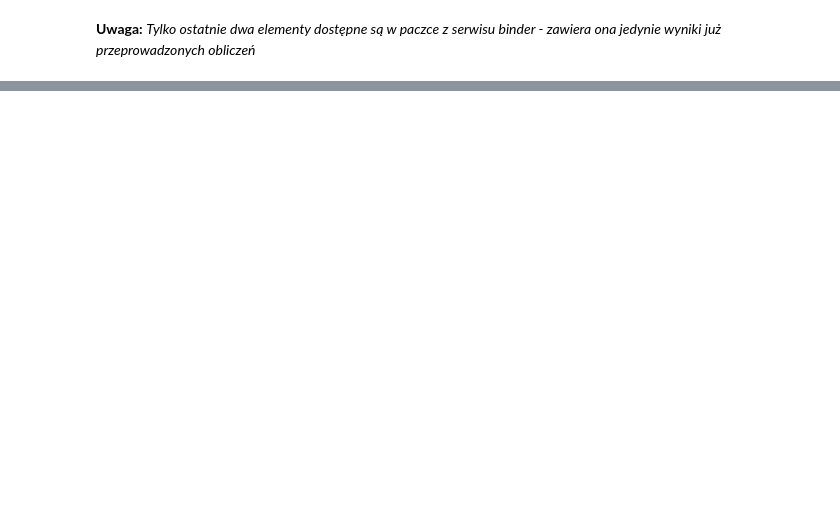
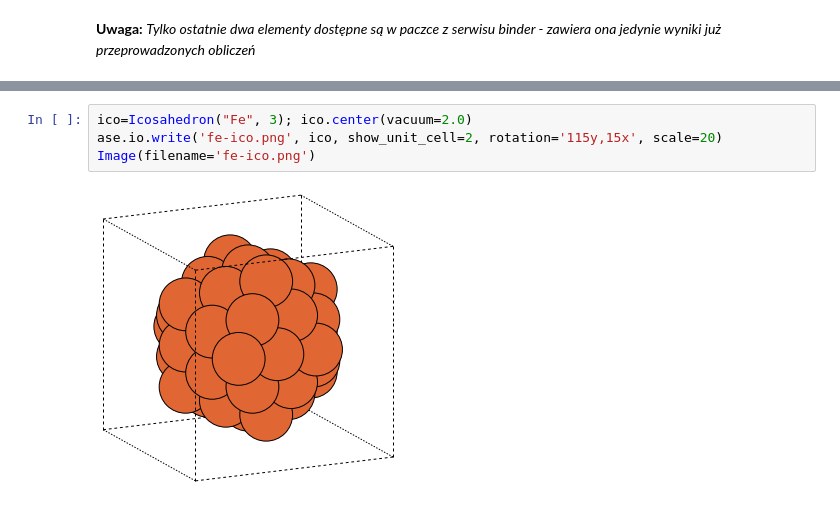
Before and after one commit to jochym/abinitio-workshop, a Jupyter notebook: notebooks/Prezentacja.ipynb, the cells around one changed output, grey strips where cells are left out. Drawn from its saved outputs; the diff is of its cells as text; blank space fills up the shorter version.

```diff
--- a/notebooks/Prezentacja.ipynb
+++ b/notebooks/Prezentacja.ipynb
@@ -60,0 +96,6 @@ Istnieje wiele sposobów organizacji pracy przy obliczeniowych badaniach materia
+# %%
+ico=Icosahedron("Fe", 3); ico.center(vacuum=2.0)
+ase.io.write('fe-ico.png', ico, show_unit_cell=2, rotation='115y,15x', scale=20)
+Image(filename='fe-ico.png')
+# %% [output]
+[figure, added]
```
Also changed, not shown: parts of 36 cells of this notebook, 7 other files.
